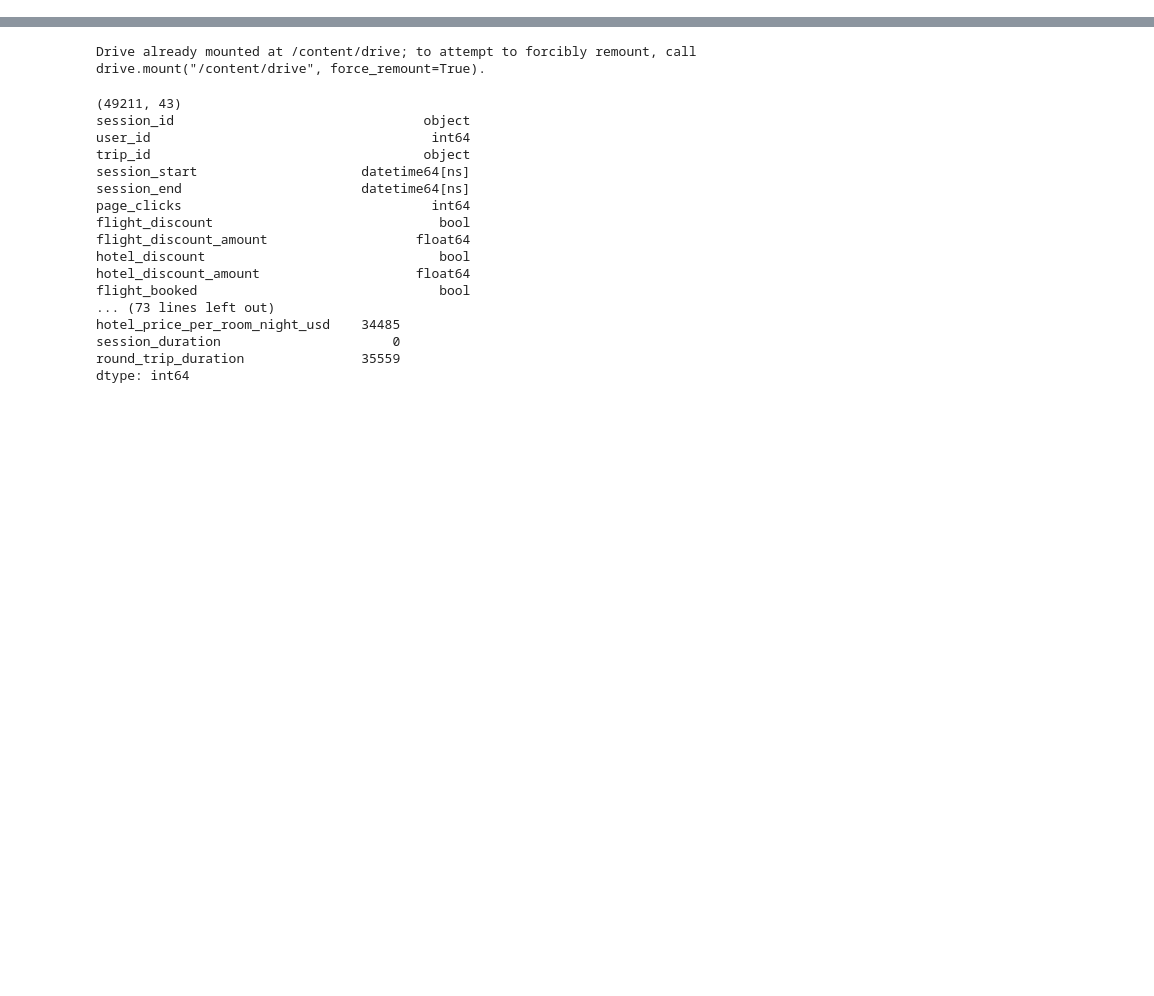
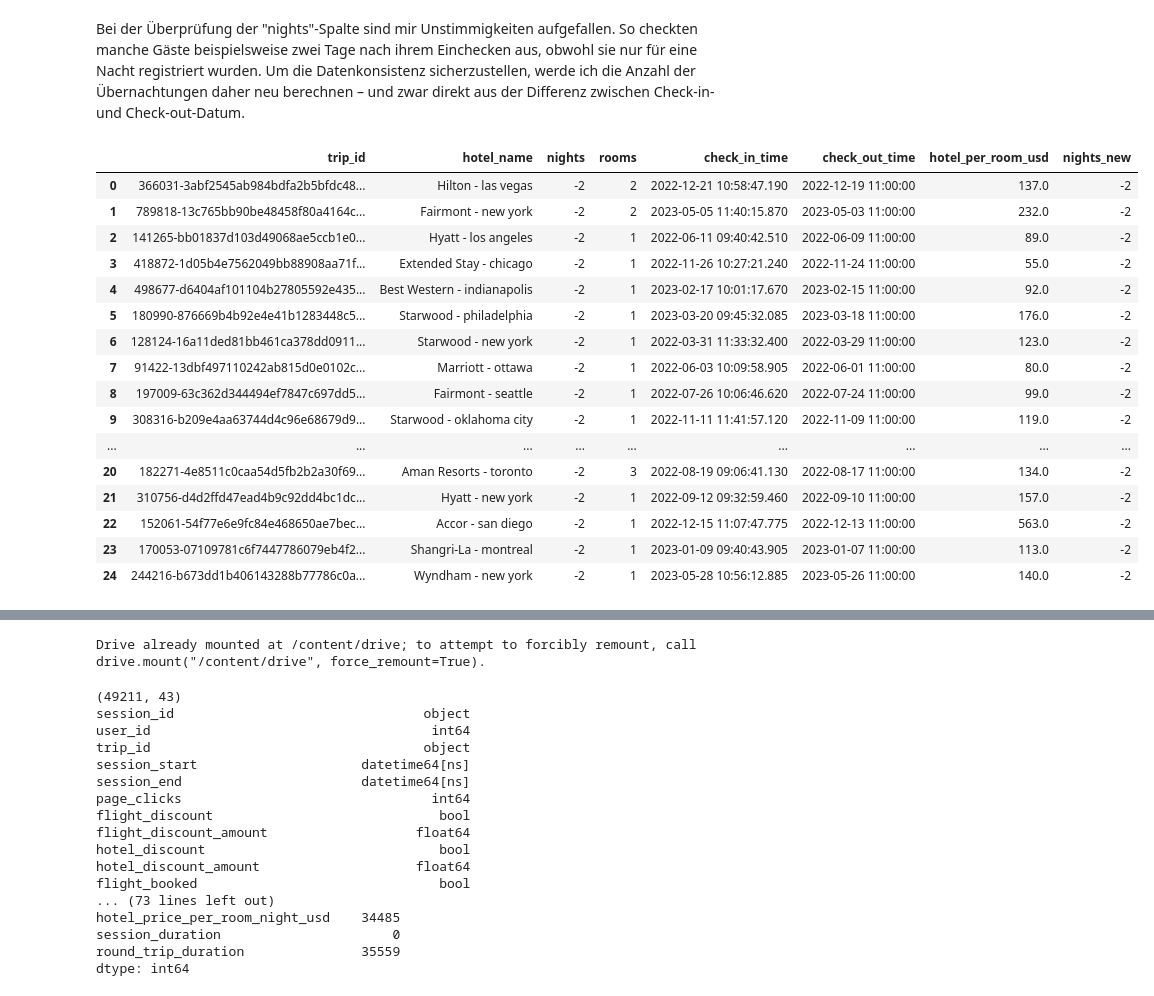
Before and after one commit to Buenyamin-Kekec/retail_demand_analysis, a Jupyter notebook: first_exploration_kb.ipynb, the cells around one changed output, grey strips where cells are left out. Saved outputs shown, nothing was run; the diff lists cells and outputs as text; code cells hidden in the pictures; blank space fills up the shorter version.

```diff
--- a/first_exploration_kb.ipynb
+++ b/first_exploration_kb.ipynb
@@ -8,0 +99,31 @@ import seaborn as sns
+# %% [markdown]
+Bei der Überprüfung der "nights"-Spalte sind mir Unstimmigkeiten aufgefallen. So checkten manche Gäste beispielsweise zwei Tage nach ihrem Einchecken aus, obwohl sie nur für eine Nacht registriert wurden. Um die Datenkonsistenz sicherzustellen, werde ich die Anzahl der Übernachtungen daher neu berechnen – und zwar direkt aus der Differenz zwischen Check-in- und Check-out-Datum.
+# %%
+query_hotels_nights = """
+SELECT  *,
+        check_out_time::DATE - check_in_time::DATE AS nights_new
+FROM hotels
+ORDER BY nights_new
+LIMIT 25
+;
+"""
+
+pd.read_sql(sa.text(query_hotels_nights), engine)
+# %% [output]
+|  | trip_id | hotel_name | nights | rooms | check_in_time | check_out_time | hotel_per_room_usd | nights_new |
+| 0 | 366031-3abf2545ab984bdfa2b5bfdc48... | Hilton - las vegas | -2 | 2 | 2022-12-21 10:58:47.190 | 2022-12-19 11:00:00 | 137.0 | -2 |
+| 1 | 789818-13c765bb90be48458f80a4164c... | Fairmont - new york | -2 | 2 | 2023-05-05 11:40:15.870 | 2023-05-03 11:00:00 | 232.0 | -2 |
+| 2 | 141265-bb01837d103d49068ae5ccb1e0... | Hyatt - los angeles | -2 | 1 | 2022-06-11 09:40:42.510 | 2022-06-09 11:00:00 | 89.0 | -2 |
+| 3 | 418872-1d05b4e7562049bb88908aa71f... | Extended Stay - chicago | -2 | 1 | 2022-11-26 10:27:21.240 | 2022-11-24 11:00:00 | 55.0 | -2 |
+| 4 | 498677-d6404af101104b27805592e435... | Best Western - indianapolis | -2 | 1 | 2023-02-17 10:01:17.670 | 2023-02-15 11:00:00 | 92.0 | -2 |
+| 5 | 180990-876669b4b92e4e41b1283448c5... | Starwood - philadelphia | -2 | 1 | 2023-03-20 09:45:32.085 | 2023-03-18 11:00:00 | 176.0 | -2 |
+| 6 | 128124-16a11ded81bb461ca378dd0911... | Starwood - new york | -2 | 1 | 2022-03-31 11:33:32.400 | 2022-03-29 11:00:00 | 123.0 | -2 |
+| 7 | 91422-13dbf497110242ab815d0e0102c... | Marriott - ottawa | -2 | 1 | 2022-06-03 10:09:58.905 | 2022-06-01 11:00:00 | 80.0 | -2 |
+| 8 | 197009-63c362d344494ef7847c697dd5... | Fairmont - seattle | -2 | 1 | 2022-07-26 10:06:46.620 | 2022-07-24 11:00:00 | 99.0 | -2 |
+| 9 | 308316-b209e4aa63744d4c96e68679d9... | Starwood - oklahoma city | -2 | 1 | 2022-11-11 11:41:57.120 | 2022-11-09 11:00:00 | 119.0 | -2 |
+| ... | ... | ... | ... | ... | ... | ... | ... | ... |
+| 20 | 182271-4e8511c0caa54d5fb2b2a30f69... | Aman Resorts - toronto | -2 | 3 | 2022-08-19 09:06:41.130 | 2022-08-17 11:00:00 | 134.0 | -2 |
+| 21 | 310756-d4d2ffd47ead4b9c92dd4bc1dc... | Hyatt - new york | -2 | 1 | 2022-09-12 09:32:59.460 | 2022-09-10 11:00:00 | 157.0 | -2 |
+| 22 | 152061-54f77e6e9fc84e468650ae7bec... | Accor - san diego | -2 | 1 | 2022-12-15 11:07:47.775 | 2022-12-13 11:00:00 | 563.0 | -2 |
+| 23 | 170053-07109781c6f7447786079eb4f2... | Shangri-La - montreal | -2 | 1 | 2023-01-09 09:40:43.905 | 2023-01-07 11:00:00 | 113.0 | -2 |
+| 24 | 244216-b673dd1b406143288b77786c0a... | Wyndham - new york | -2 | 1 | 2023-05-28 10:56:12.885 | 2023-05-26 11:00:00 | 140.0 | -2 |
```
Also changed, not shown: parts of 22 cells of this notebook.
